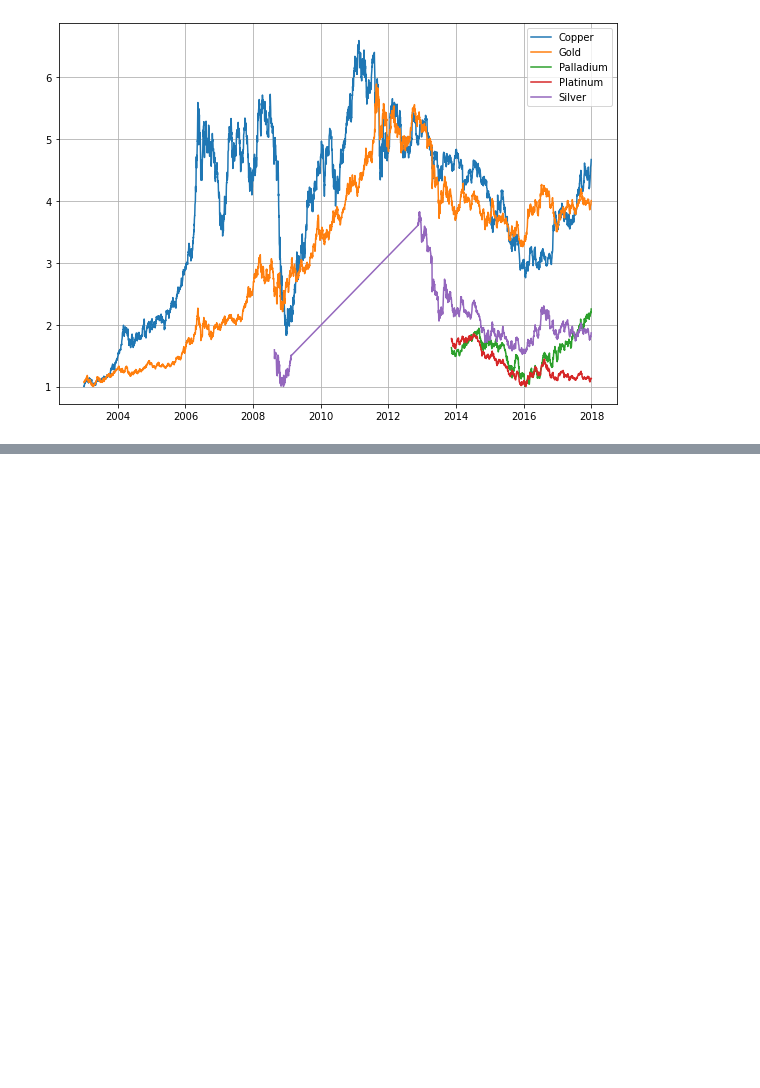
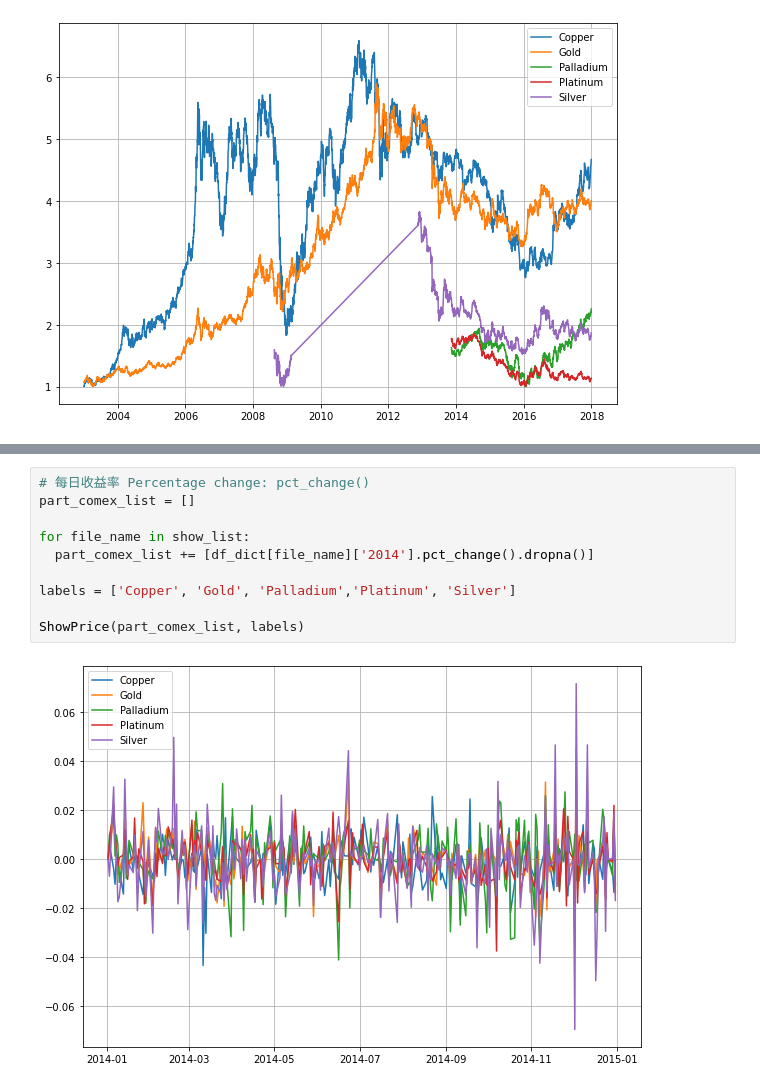
Before and after one commit to physikcat/PredictPrice, a Jupyter notebook: PridictPrice_datetime.ipynb, the cells around one changed output, grey strips where cells are left out. Drawn from its saved outputs; the diff is of its cells as text; blank space fills up the shorter version.

```diff
--- a/PridictPrice_datetime.ipynb
+++ b/PridictPrice_datetime.ipynb
@@ -110,0 +205,12 @@ ShowRelativePrice(comex_list, labels)
+# %%
+# 每日收益率 Percentage change: pct_change()
+part_comex_list = []
+
+for file_name in show_list:
+  part_comex_list += [df_dict[file_name]['2014'].pct_change().dropna()]
+
+labels = ['Copper', 'Gold', 'Palladium','Platinum', 'Silver']
+
+ShowPrice(part_comex_list, labels)
+# %% [output]
+[figure, added]
```
Also changed, not shown: parts of 8 cells of this notebook.
